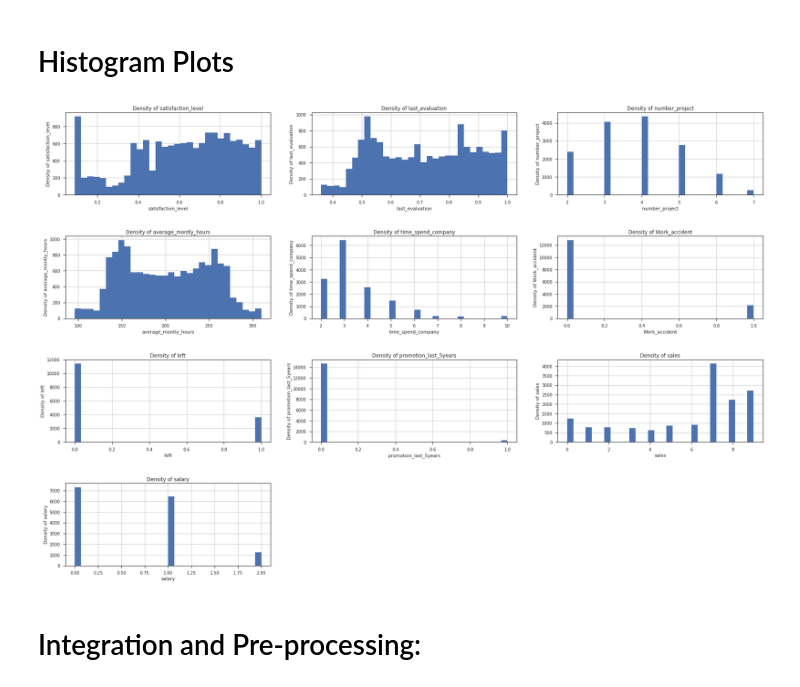
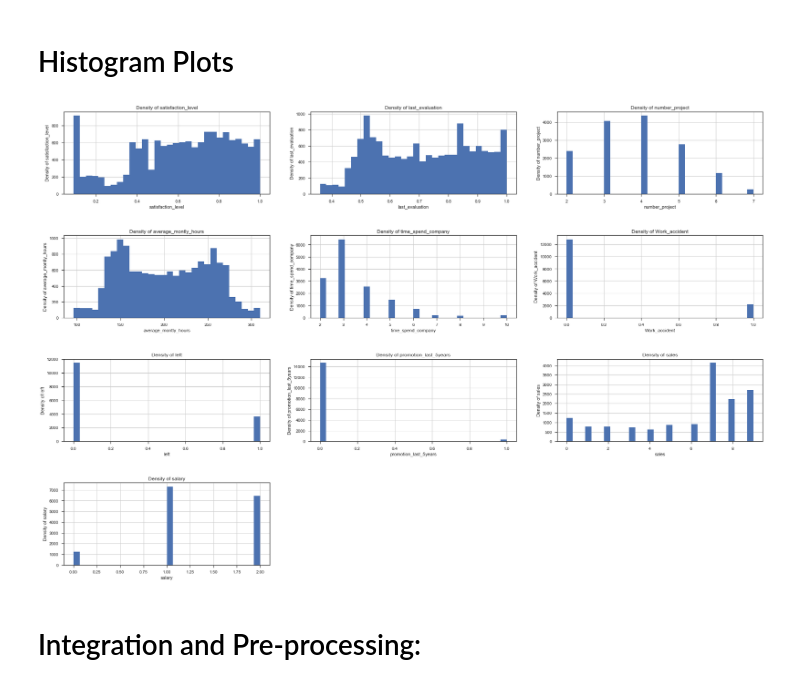
Before and after one commit to Wajih-Sid/Data-Science-Project, a Jupyter notebook: notebooks/Final Notebook.ipynb, the cells around one changed output. Drawn from its saved outputs; the diff is of its cells as text; code cells hidden in the pictures.

```diff
--- a/notebooks/Final Notebook.ipynb
+++ b/notebooks/Final Notebook.ipynb
@@ -252,35 +227,35 @@ Text(0.5,1,u'Employee Salary Turnover Distribution for IBM')
 # %%
 import matplotlib.pyplot as plt
 
 xyz_data.sales  = pd.Categorical(xyz_data.sales).codes
-
+xyz_data.salary  = pd.Categorical(xyz_data.salary).codes
 def hr_hist(df):
     rowval = colval = 0
     fig, axes = plt.subplots(nrows=4, ncols=3)
     fig.subplots_adjust(hspace=.5)
 
 
     cols = df.columns
     ## Loop over columns and plot histograms
     for col in cols:
         data_plot = df[col].hist(bins = 30, ax = axes[rowval,colval], figsize=(30,20))
 
         data_plot.set_xlabel(col)
         data_plot.set_ylabel('Density of ' + col)
         data_plot.set_title('Density of ' + col)
 
         if colval == 2:
             colval = 0
             rowval += 1
         else:
             colval += 1
 
     fig.delaxes(axes[3][1])
     fig.delaxes(axes[3][2])
 
 hr_hist(xyz_data)
 # %% [output]
-[figure, old version]
+[figure, new version]
 # %% [markdown]
 # Integration and Pre-processing:
 # %%
```
Also changed, not shown: parts of 2 cells of this notebook.
